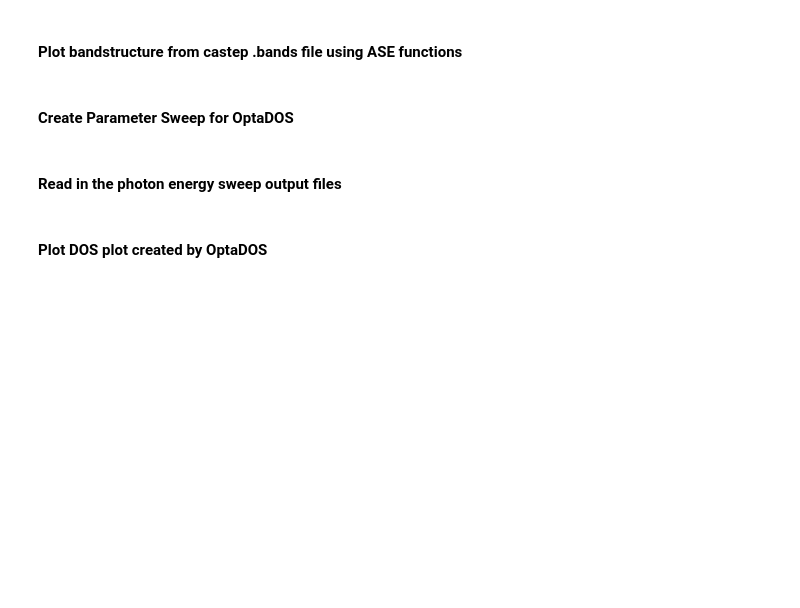
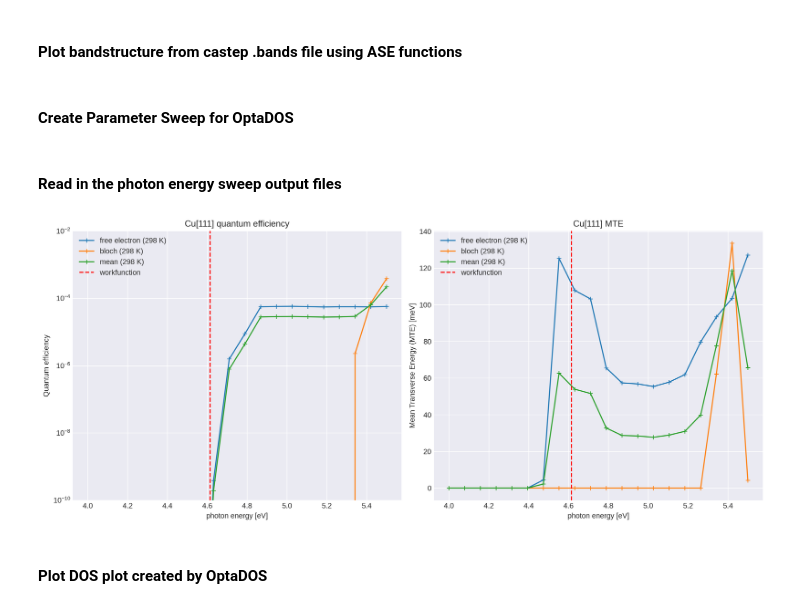
Before and after one commit to wuppersaver/photoemission, a Jupyter notebook: Plotting.ipynb, the cells around one changed output. Saved outputs shown, nothing was run; the diff lists cells and outputs as text; code cells hidden in the pictures; blank space fills up the shorter version.

```diff
--- a/Plotting.ipynb
+++ b/Plotting.ipynb
@@ -222,15 +218,17 @@ optados_photon_energy_sweep(seed='Cu_surf_110', min_max = (4,5.5,20), **photoemi
 # %% [markdown]
 #### Read in the photon energy sweep output files
 # %%
-Cu_surf_data = read_photonsweep_outputs(seed = 'Cu_surf_100', path = './structures/Cu_surf_100/')
+Cu_surf_data = read_photonsweep_outputs(seed = 'Cu_surf_111', path = './structures/Cu_surf_111/test_01/')
 graph_options = {
-    'title': 'Cu[100]',
+    'title': 'Cu[111]',
     'temperature': 298,
-    'filename' : './structures/plots/Cu_100_relaxed_qe_mte_plot_0E.png'
+    'filename' : './structures/plots/Cu_111_pbesol_120deg_test1_mte_plot_0E.png'
 }
 #print(Cu_111_data)
 fig, ax = make_photonsweep_plots(Cu_surf_data,**graph_options)
 plt.savefig(graph_options['filename'],dpi = 250)
+# %% [output]
+[figure, added]
 # %% [markdown]
 #### Plot DOS plot created by OptaDOS
 # %%
```
Also changed, not shown: parts of 1 cell of this notebook, 2 other files.
